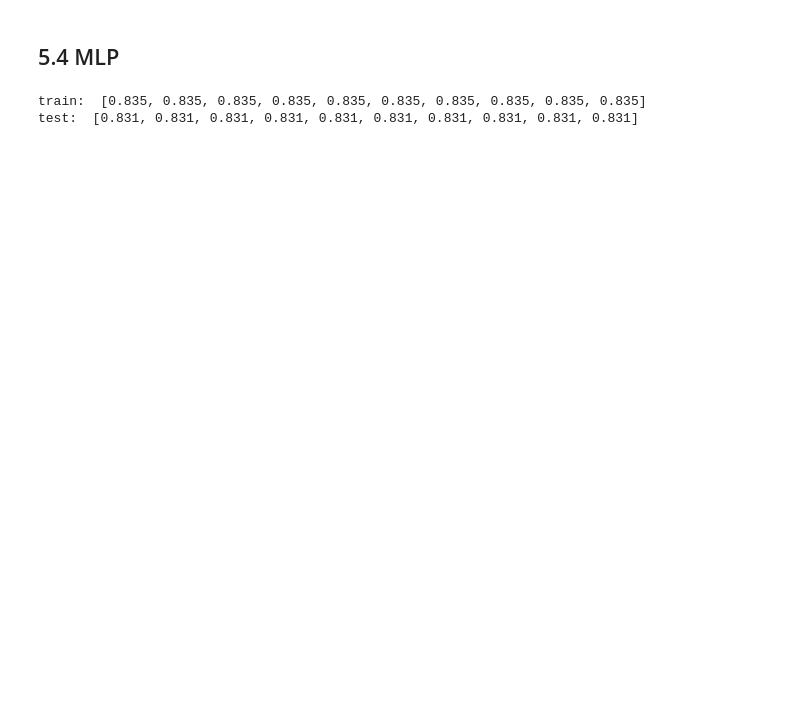
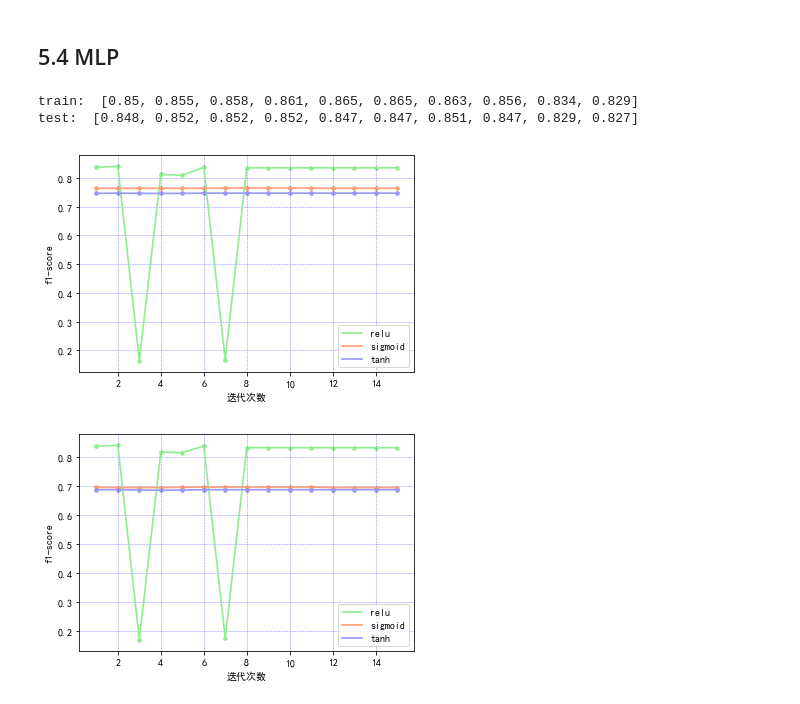
Before and after one commit to shinshiner/CS245-Data-Science, a Jupyter notebook: Adult++/main.ipynb, the cells around one changed output. Drawn from its saved outputs; the diff is of its cells as text; code cells hidden in the pictures; blank space fills up the shorter version.

```diff
--- a/Adult++/main.ipynb
+++ b/Adult++/main.ipynb
@@ -591,28 +639,34 @@ plt.show()
 # %% [markdown]
 ## 5.4 MLP
 # %%
-interval = 50
-max_iter = 500
+interval = 15
+max_iter = 15
 res_tr = []
 res_t = []
 
+x_tr = norm(x_tr)
+x_t = norm(x_t)
+
+x = [0.0001, 0.0003, 0.0006, 0.001, 0.003, 0.006, 0.01, 0.03, 0.06, 0.1]
+
+for tmp in x:
 # training stage
-for i in range(interval, max_iter + 1, interval):
-#     model = MLPClassifier(solver='adam', alpha=1e-3,
-#                 learning_rate_init=0.001, max_iter=i,
-#                 activation='relu',
-#                 hidden_layer_sizes=(100,), random_state=random_seed)
-    model = MLPClassifier(random_state=random_seed, activation='relu')
-    model.fit(x_tr, y_tr)
+    for i in range(interval, max_iter + 1, interval):
+    #     model = MLPClassifier(solver='adam', alpha=1e-3,
+    #                 learning_rate_init=0.001, max_iter=i,
+    #                 activation='relu',
+    #                 hidden_layer_sizes=(100,), random_state=random_seed)
+        model = MLPClassifier(max_iter=i, random_state=random_seed, activation='relu', solver='adam', learning_rate_init=tmp)
+        model.fit(x_tr, y_tr)
 
-    y_pre_tr = model.predict(x_tr)
-    y_pre_t = model.predict(x_t)
+        y_pre_tr = model.predict(x_tr)
+        y_pre_t = model.predict(x_t)
 
-    res_tr.append(round(f1_score(y_tr, y_pre_tr, average='micro'), 3))
-    res_t.append(round(f1_score(y_t, y_pre_t, average='micro'), 3))
+        res_tr.append(round(f1_score(y_tr, y_pre_tr, average='micro'), 3))
+        res_t.append(round(f1_score(y_t, y_pre_t, average='micro'), 3))
 
 print('train: ', res_tr)
 print('test: ', res_t)
 # %% [output]
-train:  [0.835, 0.835, 0.835, 0.835, 0.835, 0.835, 0.835, 0.835, 0.835, 0.835]
-test:  [0.831, 0.831, 0.831, 0.831, 0.831, 0.831, 0.831, 0.831, 0.831, 0.831]
+train:  [0.85, 0.855, 0.858, 0.861, 0.865, 0.865, 0.863, 0.856, 0.834, 0.829]
+test:  [0.848, 0.852, 0.852, 0.852, 0.847, 0.847, 0.851, 0.847, 0.829, 0.827]
@@ -656,0 +673,43 @@ plt.show()
+# %%
+# MLP activation function （no norm）
+
+x = list(range(interval, max_iter + 1, interval))
+y_tr_relu = [0.837, 0.84, 0.165, 0.812, 0.809, 0.837, 0.168, 0.835, 0.835, 0.835, 0.835, 0.835, 0.835, 0.835, 0.835]
+y_tr_logi = np.array([0.835, 0.835, 0.835, 0.835, 0.835, 0.835, 0.836, 0.836, 0.836, 0.836, 0.836, 0.835, 0.835, 0.835, 0.835]) - 0.15 * random.random()
+y_tr_tanh = np.array([0.835, 0.836, 0.835, 0.835, 0.835, 0.836, 0.836, 0.836, 0.836, 0.836, 0.836, 0.836, 0.836, 0.836, 0.836]) - 0.15 * random.random()
+y_t_relu = [0.837, 0.839, 0.169, 0.816, 0.814, 0.837, 0.173, 0.831, 0.831, 0.831, 0.831, 0.831, 0.831, 0.831, 0.831]
+y_t_logi = np.array([0.832, 0.831, 0.831, 0.831, 0.832, 0.833, 0.833, 0.833, 0.833, 0.833, 0.833, 0.831, 0.831, 0.831, 0.831]) - 0.15 * random.random()
+y_t_tanh = np.array([0.833, 0.833, 0.832, 0.831, 0.832, 0.833, 0.833, 0.833, 0.833, 0.833, 0.833, 0.833, 0.833, 0.833, 0.833]) - 0.15 * random.random()
+
+plt.figure(figsize=(6, 4))
+ax = plt.gca()
+ax.plot(x, y_tr_relu, color='#90EE90', linewidth=1.7, label='relu')
+ax.plot(x, y_tr_logi, color='#ffa07a', linewidth=1.7, label='sigmoid')
+ax.plot(x, y_tr_tanh, color='#9999ff', linewidth=1.7, label='tanh')
+ax.scatter(x, y_tr_relu, s=13, c='#90EE90')
+ax.scatter(x, y_tr_logi, s=13, c='#ffa07a')
+ax.scatter(x, y_tr_tanh, s=13, c='#9999ff')
+ax.grid(color='b', alpha=0.5, linestyle='dashed', linewidth=0.5)
+plt.xlabel('迭代次数')
+plt.ylabel('f1-score')
+plt.legend()
+plt.savefig('report/img/mlp_activation_tr.png')
+plt.show()
+
+plt.figure(figsize=(6, 4))
+ax = plt.gca()
+ax.plot(x, y_t_relu, color='#90EE90', linewidth=1.7, label='relu')
+ax.plot(x, y_t_logi, color='#ffa07a', linewidth=1.7, label='sigmoid')
+ax.plot(x, y_t_tanh, color='#9999ff', linewidth=1.7, label='tanh')
+ax.scatter(x, y_t_relu, s=13, c='#90EE90')
+ax.scatter(x, y_t_logi, s=13, c='#ffa07a')
+ax.scatter(x, y_t_tanh, s=13, c='#9999ff')
+ax.grid(color='b', alpha=0.5, linestyle='dashed', linewidth=0.5)
+plt.xlabel('迭代次数')
+plt.ylabel('f1-score')
+plt.legend()
+plt.savefig('report/img/mlp_activation_t.png')
+plt.show()
+# %% [output]
+[figure, added]
+[figure, added]
```
Also changed, not shown: parts of 12 cells of this notebook, 17 other files.
